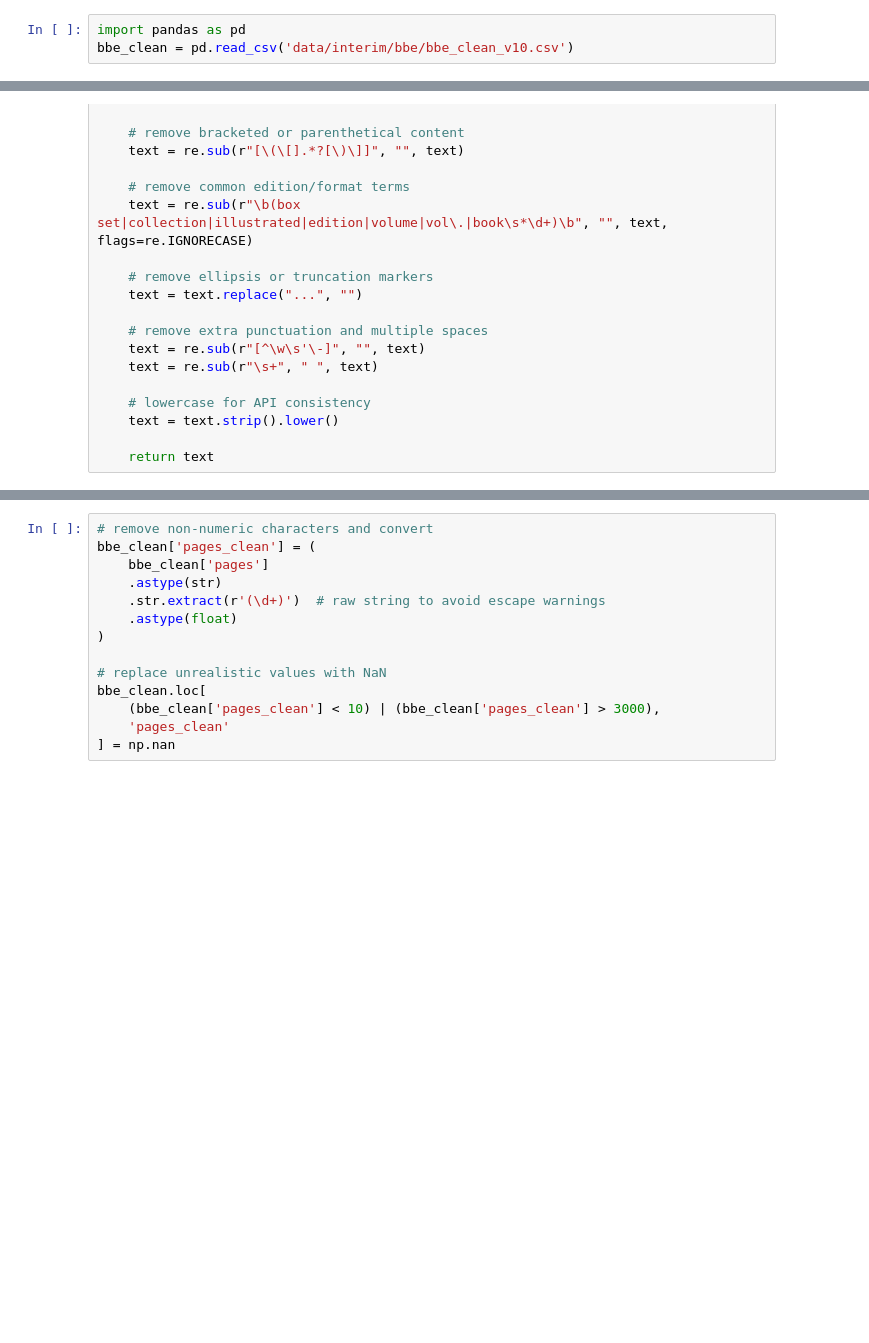
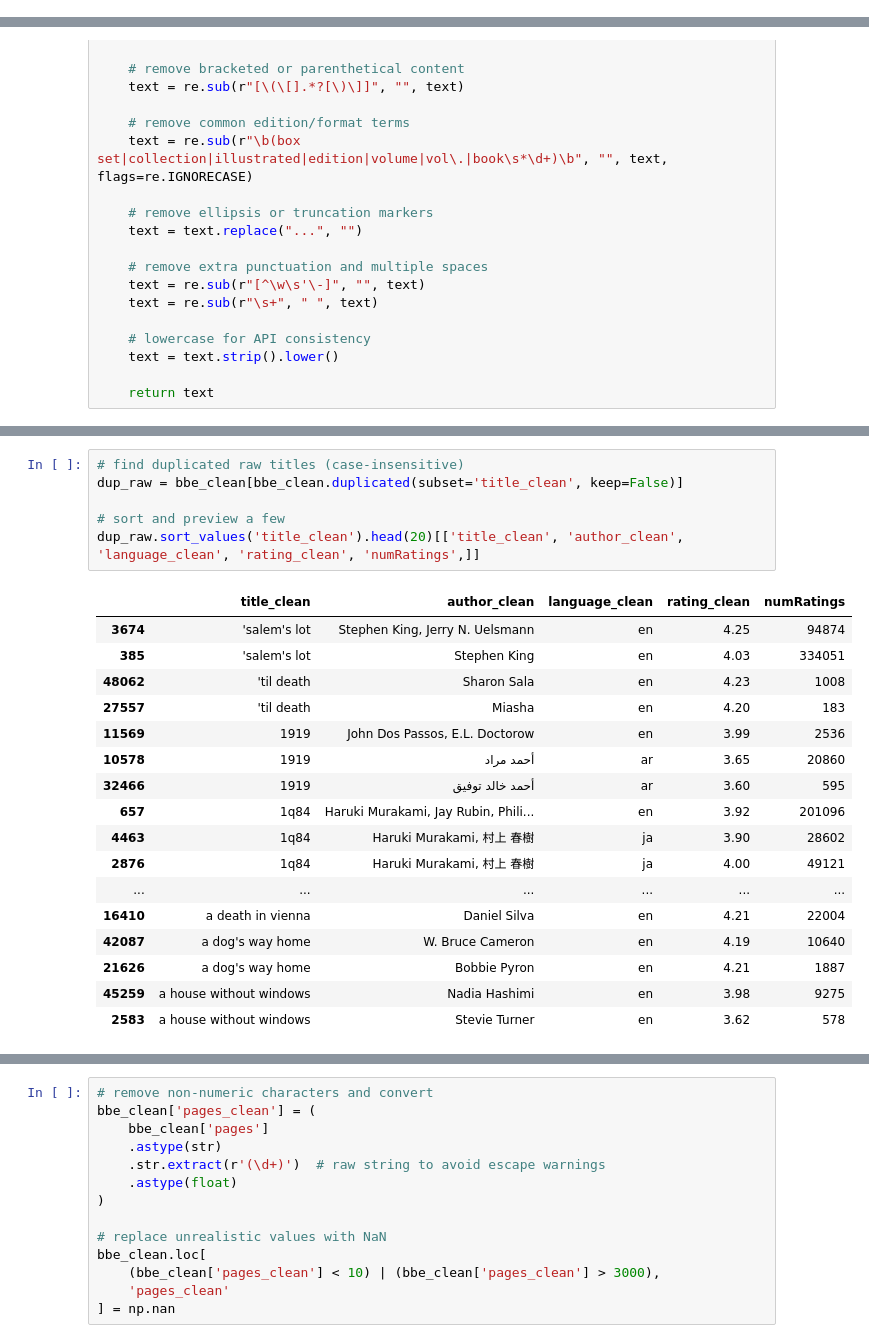
Before and after one commit to larevolucia/bookwise-analytics, a Jupyter notebook: notebooks/02_Data_Cleaning.ipynb, the cells around one changed output, grey strips where cells are left out. Cells and saved outputs as stored; diff of their text form; blank space fills up the shorter version.

```diff
--- a/notebooks/02_Data_Cleaning.ipynb
+++ b/notebooks/02_Data_Cleaning.ipynb
@@ -1371,9 +1371,6 @@ bbe_clean.to_csv(interim_bbe_path / f"bbe_clean_v{version}.csv", index=False)
 print("Interim description datasets saved successfully in data/interim/ directory.")
 # %% [output]
 Interim description datasets saved successfully in data/interim/ directory.
-# %%
-import pandas as pd
-bbe_clean = pd.read_csv('data/interim/bbe/bbe_clean_v10.csv')
 # %% [markdown]
 **Title**
 
@@ -1442,0 +1449,24 @@ Duplicate cleaned titles: 1783
+# %%
+# find duplicated raw titles (case-insensitive)
+dup_raw = bbe_clean[bbe_clean.duplicated(subset='title_clean', keep=False)]
+
+# sort and preview a few
+dup_raw.sort_values('title_clean').head(20)[['title_clean', 'author_clean', 'language_clean', 'rating_clean', 'numRatings',]]
+# %% [output]
+|  | title_clean | author_clean | language_clean | rating_clean | numRatings |
+| 3674 | 'salem's lot | Stephen King, Jerry N. Uelsmann | en | 4.25 | 94874 |
+| 385 | 'salem's lot | Stephen King | en | 4.03 | 334051 |
+| 48062 | 'til death | Sharon Sala | en | 4.23 | 1008 |
+| 27557 | 'til death | Miasha | en | 4.20 | 183 |
+| 11569 | 1919 | John Dos Passos, E.L. Doctorow | en | 3.99 | 2536 |
+| 10578 | 1919 | أحمد مراد | ar | 3.65 | 20860 |
+| 32466 | 1919 | أحمد خالد توفيق | ar | 3.60 | 595 |
+| 657 | 1q84 | Haruki Murakami, Jay Rubin, Phili... | en | 3.92 | 201096 |
+| 4463 | 1q84 | Haruki Murakami, 村上 春樹 | ja | 3.90 | 28602 |
+| 2876 | 1q84 | Haruki Murakami, 村上 春樹 | ja | 4.00 | 49121 |
+| ... | ... | ... | ... | ... | ... |
+| 16410 | a death in vienna | Daniel Silva | en | 4.21 | 22004 |
+| 42087 | a dog's way home | W. Bruce Cameron | en | 4.19 | 10640 |
+| 21626 | a dog's way home | Bobbie Pyron | en | 4.21 | 1887 |
+| 45259 | a house without windows | Nadia Hashimi | en | 3.98 | 9275 |
+| 2583 | a house without windows | Stevie Turner | en | 3.62 | 578 |
```
Also changed, not shown: parts of 18 cells of this notebook, 2 other files.
